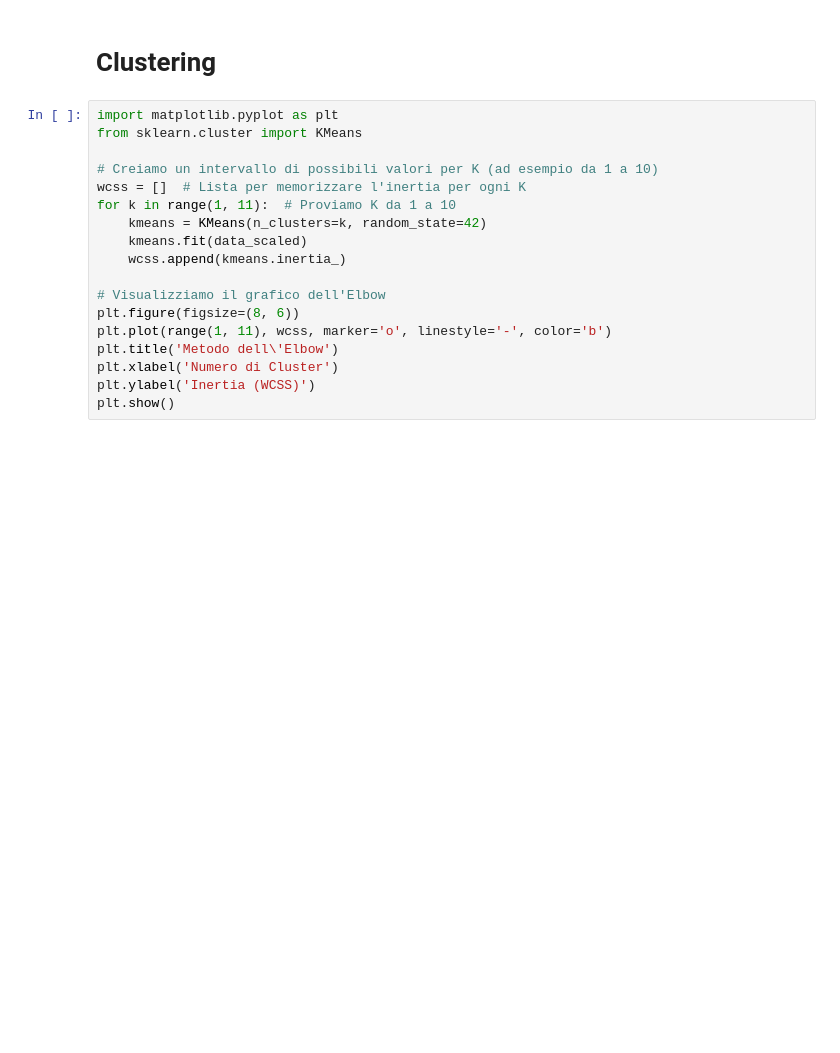
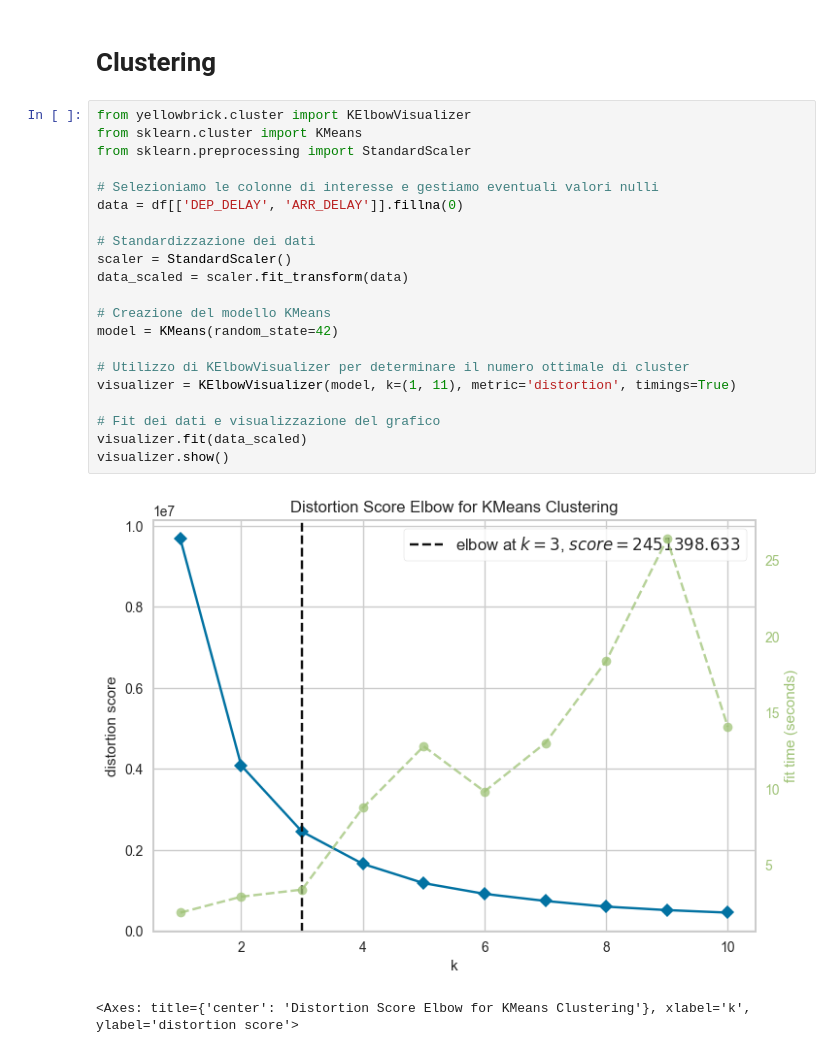
Before and after one commit to Walter-Di-Sabatino/Time-Series-Data-Science-Project, a Jupyter notebook: clustering.ipynb, the cells around one changed output. Drawn from its saved outputs; the diff is of its cells as text; blank space fills up the shorter version.

```diff
--- a/clustering.ipynb
+++ b/clustering.ipynb
@@ -28,22 +28,28 @@ See the caveats in the documentation: https://pandas.pydata.org/pandas-docs/stab
   df.drop(columns=['FL_DATE', 'Unnamed: 27', 'CANCELLATION_CODE'], inplace=True)
 # %% [markdown]
 # Clustering
-# %%
-import matplotlib.pyplot as plt
-from sklearn.cluster import KMeans
-
-# Creiamo un intervallo di possibili valori per K (ad esempio da 1 a 10)
-wcss = []  # Lista per memorizzare l'inertia per ogni K
-for k in range(1, 11):  # Proviamo K da 1 a 10
-    kmeans = KMeans(n_clusters=k, random_state=42)
-    kmeans.fit(data_scaled)
-    wcss.append(kmeans.inertia_)
-
-# Visualizziamo il grafico dell'Elbow
-plt.figure(figsize=(8, 6))
-plt.plot(range(1, 11), wcss, marker='o', linestyle='-', color='b')
-plt.title('Metodo dell\'Elbow')
-plt.xlabel('Numero di Cluster')
-plt.ylabel('Inertia (WCSS)')
-plt.show()
+# %%
+from yellowbrick.cluster import KElbowVisualizer
+from sklearn.cluster import KMeans
+from sklearn.preprocessing import StandardScaler
+
+# Selezioniamo le colonne di interesse e gestiamo eventuali valori nulli
+data = df[['DEP_DELAY', 'ARR_DELAY']].fillna(0)
+
+# Standardizzazione dei dati
+scaler = StandardScaler()
+data_scaled = scaler.fit_transform(data)
+
+# Creazione del modello KMeans
+model = KMeans(random_state=42)
+
+# Utilizzo di KElbowVisualizer per determinare il numero ottimale di cluster
+visualizer = KElbowVisualizer(model, k=(1, 11), metric='distortion', timings=True)
+
+# Fit dei dati e visualizzazione del grafico
+visualizer.fit(data_scaled)
+visualizer.show()
+# %% [output]
+[figure, added]
+<Axes: title={'center': 'Distortion Score Elbow for KMeans Clustering'}, xlabel='k', ylabel='distortion score'>
 # %%
```
Also changed, not shown: parts of 3 cells of this notebook.
